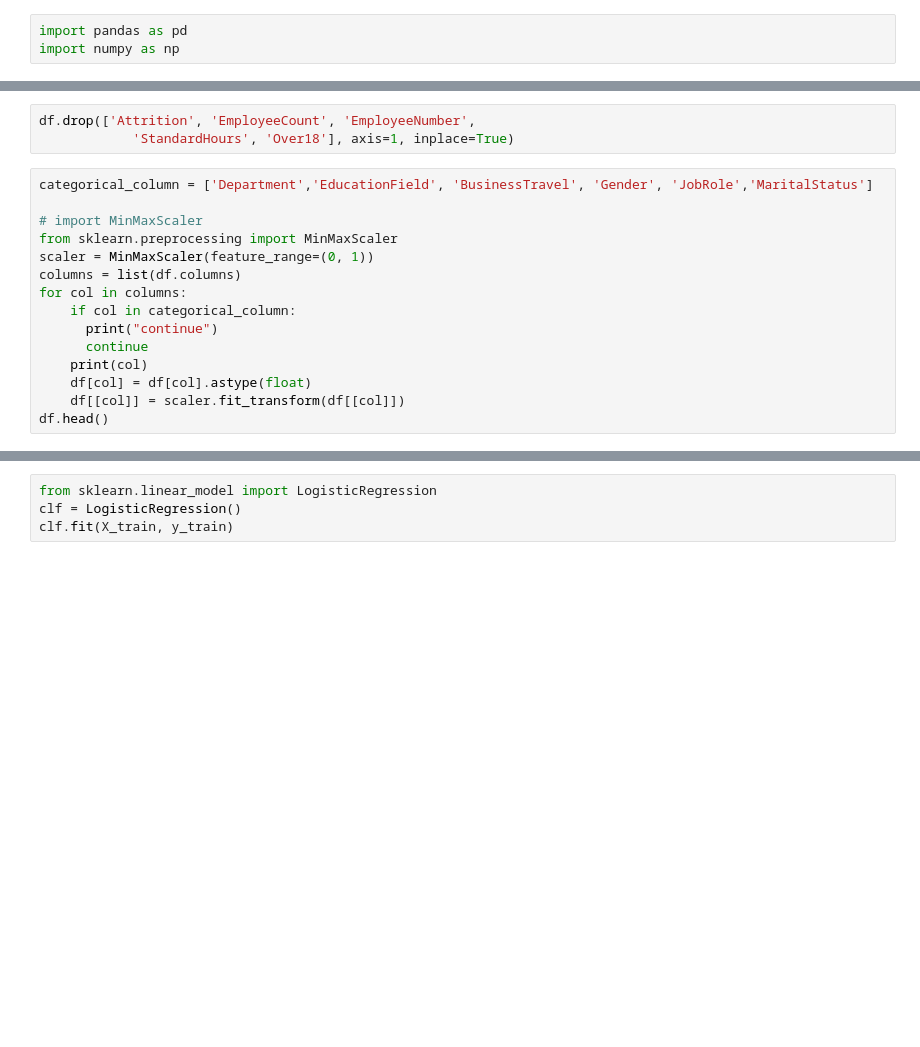
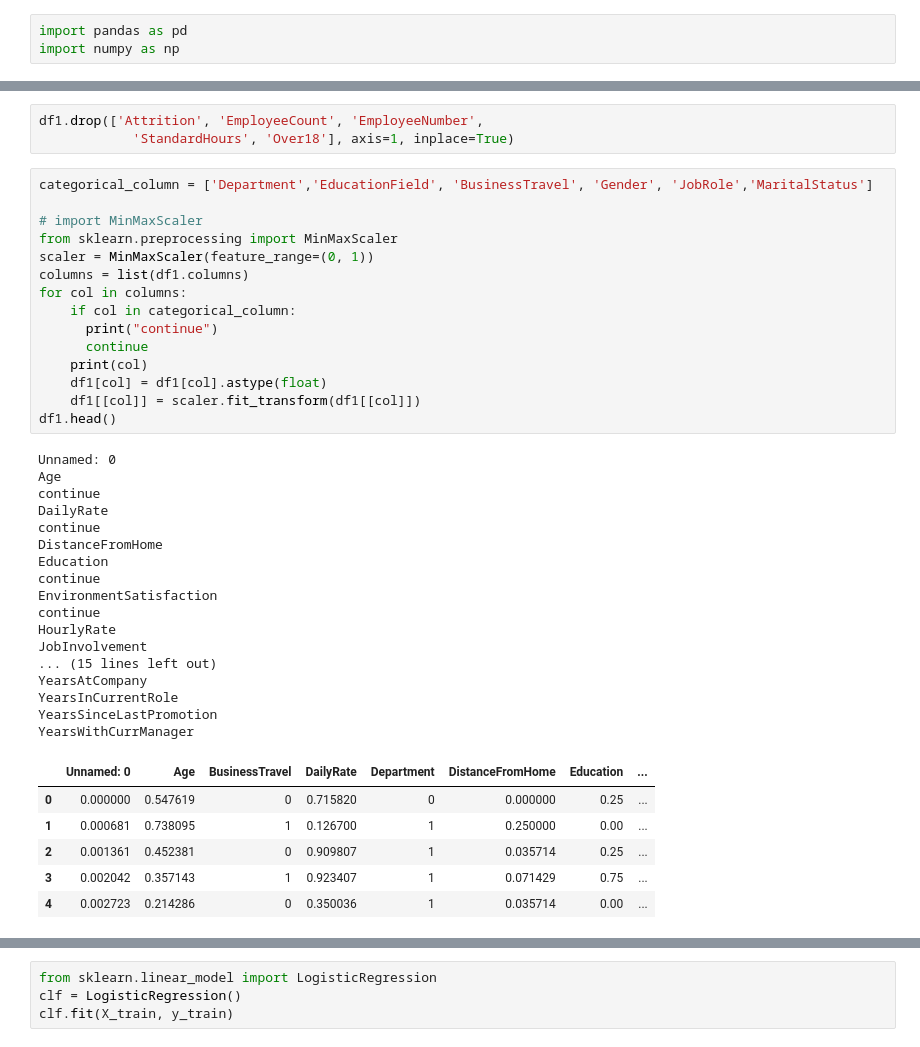
Before and after one commit to ds-dti/DS02_05_Attrition-Employee-Prediction, a Jupyter notebook: Employee_Attrition_Prediction.ipynb, the cells around one changed output, grey strips where cells are left out. Saved outputs shown, nothing was run; the diff lists cells and outputs as text; blank space fills up the shorter version.

```diff
--- a/Employee_Attrition_Prediction.ipynb
+++ b/Employee_Attrition_Prediction.ipynb
@@ -48,23 +96,47 @@ label.shape
 # %% [output]
 (1470,)
 # %%
-df.drop(['Attrition', 'EmployeeCount', 'EmployeeNumber',
+df1.drop(['Attrition', 'EmployeeCount', 'EmployeeNumber',
             'StandardHours', 'Over18'], axis=1, inplace=True)
 # %%
 categorical_column = ['Department','EducationField', 'BusinessTravel', 'Gender', 'JobRole','MaritalStatus']
 
 # import MinMaxScaler
 from sklearn.preprocessing import MinMaxScaler
 scaler = MinMaxScaler(feature_range=(0, 1))
-columns = list(df.columns)
+columns = list(df1.columns)
 for col in columns:
     if col in categorical_column:
       print("continue")
       continue
     print(col)
-    df[col] = df[col].astype(float)
-    df[[col]] = scaler.fit_transform(df[[col]])
-df.head()
+    df1[col] = df1[col].astype(float)
+    df1[[col]] = scaler.fit_transform(df1[[col]])
+df1.head()
+# %% [output]
+Unnamed: 0
+Age
+continue
+DailyRate
+continue
+DistanceFromHome
+Education
+continue
+EnvironmentSatisfaction
+continue
+HourlyRate
+JobInvolvement
+... (15 lines left out)
+YearsAtCompany
+YearsInCurrentRole
+YearsSinceLastPromotion
+YearsWithCurrManager
+|  | Unnamed: 0 | Age | BusinessTravel | DailyRate | Department | DistanceFromHome | Education | ... |
+| 0 | 0.000000 | 0.547619 | 0 | 0.715820 | 0 | 0.000000 | 0.25 | ... |
+| 1 | 0.000681 | 0.738095 | 1 | 0.126700 | 1 | 0.250000 | 0.00 | ... |
+| 2 | 0.001361 | 0.452381 | 0 | 0.909807 | 1 | 0.035714 | 0.25 | ... |
+| 3 | 0.002042 | 0.357143 | 1 | 0.923407 | 1 | 0.071429 | 0.75 | ... |
+| 4 | 0.002723 | 0.214286 | 0 | 0.350036 | 1 | 0.035714 | 0.00 | ... |
 # %%
 from sklearn.model_selection import train_test_split  # import 'train_test_split'
 
```
Also changed, not shown: parts of 28 cells of this notebook.
